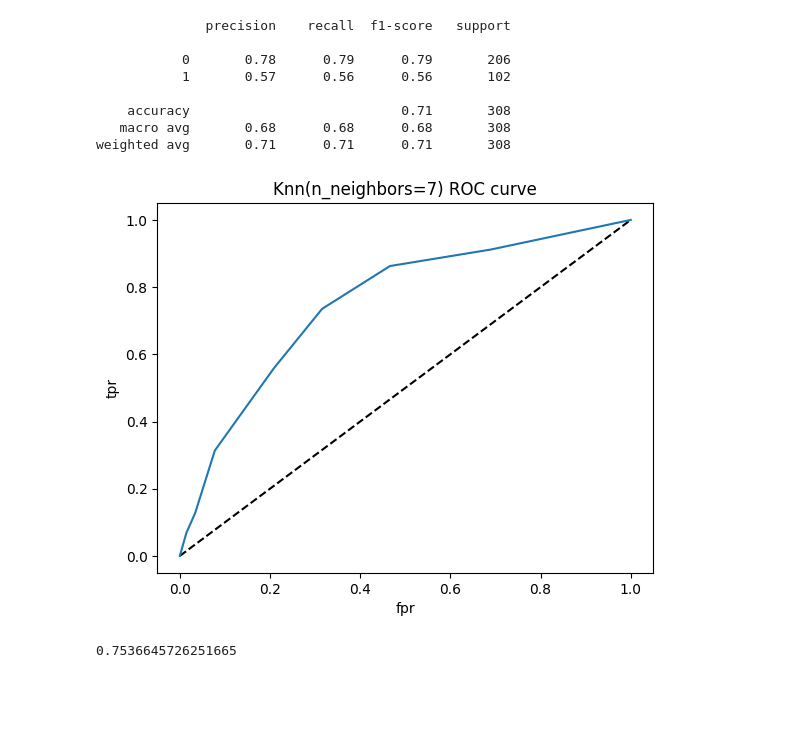
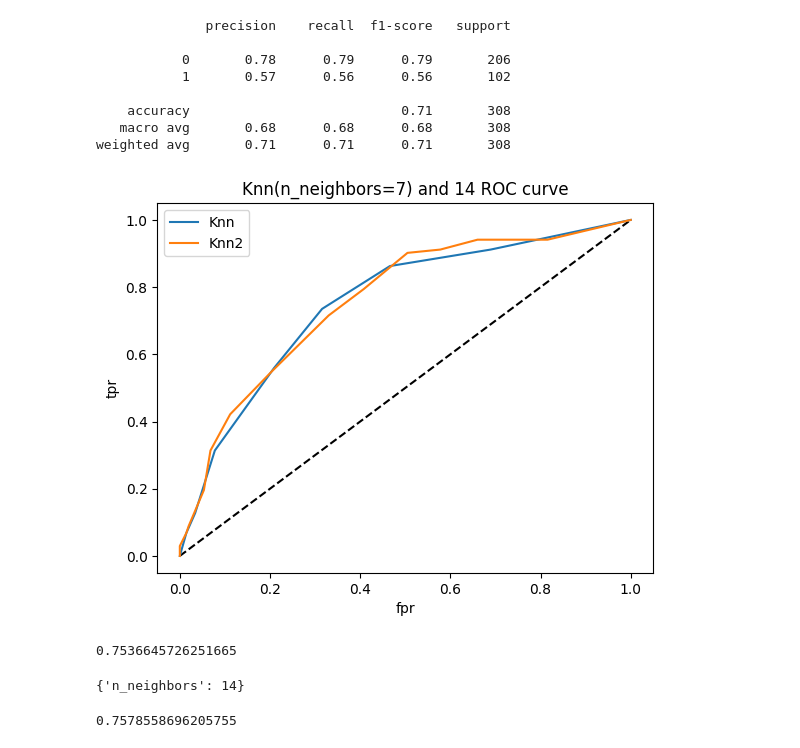
Before and after one commit to Sajithrajan03/MachineLearning, a Jupyter notebook: Models/KNN/knn_classification.ipynb, the cells around one changed output. Drawn from its saved outputs; the diff is of its cells as text; code cells hidden in the pictures; blank space fills up the shorter version.

```diff
--- a/Models/KNN/knn_classification.ipynb
+++ b/Models/KNN/knn_classification.ipynb
@@ -94,4 +94,8 @@ plt.show()
 knn = KNeighborsClassifier(n_neighbors=7)
 knn.fit(x_train,y_train)
 knn.score(x_test,y_test)
+
+knn2 = KNeighborsClassifier(n_neighbors=14)
+knn2.fit(x_train,y_train)
+knn2.score(x_test,y_test)
 # %% [output]
@@ -125,18 +129,35 @@ print(classification_report(y_test,y_pred))
 weighted avg       0.71      0.71      0.71       308
 # %%
 y_pred_proba  = knn.predict_proba(x_test)[:,1]
+y_pred_proba2  = knn2.predict_proba(x_test)[:,1]
 from sklearn.metrics import roc_curve
 fpr ,tpr,thresholds = roc_curve(y_test,y_pred_proba)
+fpr2 ,tpr2,thresholds2 = roc_curve(y_test,y_pred_proba2)
 plt.plot([0,1],[0,1],'k--')
 plt.plot(fpr,tpr,label='Knn')
+plt.plot(fpr2,tpr2,label='Knn2')
 plt.xlabel('fpr')
 plt.ylabel('tpr')
-plt.title('Knn(n_neighbors=7) ROC curve')
+plt.title('Knn(n_neighbors=7) and 14 ROC curve')
+plt.legend()
 plt.show()
 # %% [output]
-[figure, old version]
+[figure, new version]
 # %%
 from sklearn.metrics import roc_auc_score
 roc_auc_score(y_test,y_pred_proba)
 # %% [output]
 0.7536645726251665
+# %%
+from sklearn.model_selection import GridSearchCV
+param_grid = {'n_neighbors':np.arange(1,50)}
+knn = KNeighborsClassifier()
+knn_cv = GridSearchCV(knn,param_grid,cv=5)
+knn_cv.fit(x,y)
+knn_cv.best_params_
+# %% [output]
+{'n_neighbors': 14}
+# %%
+knn_cv.best_score_
+# %% [output]
+0.7578558696205755
```
Also changed, not shown: parts of 1 cell of this notebook.
